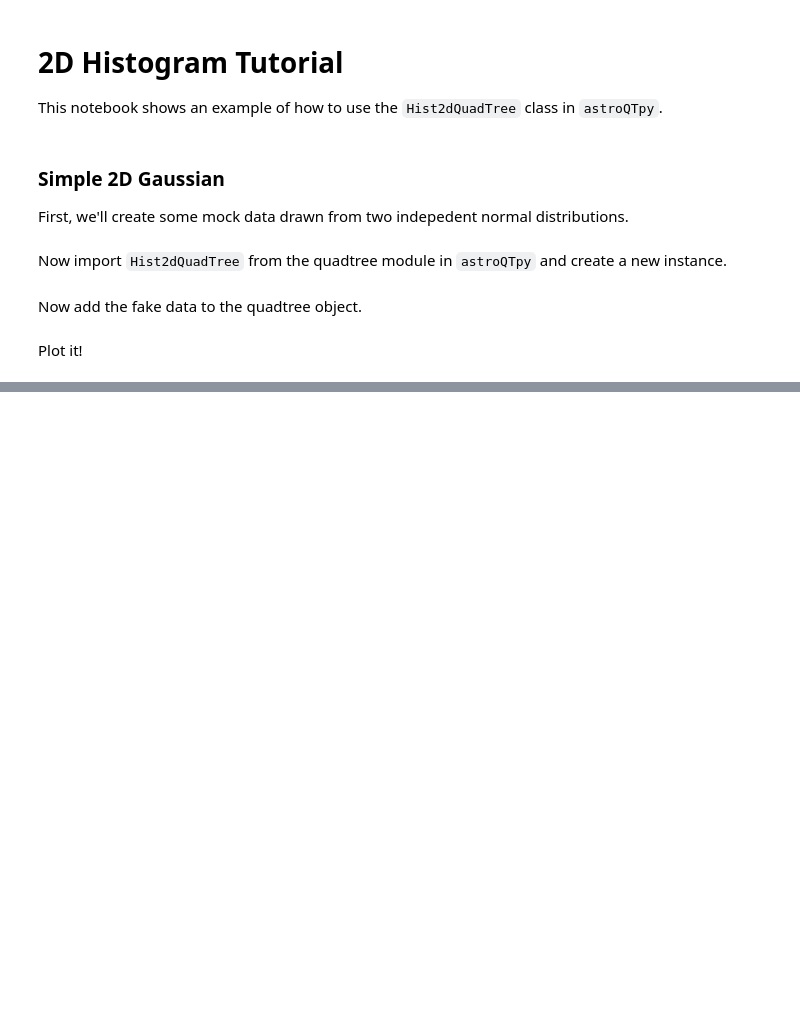
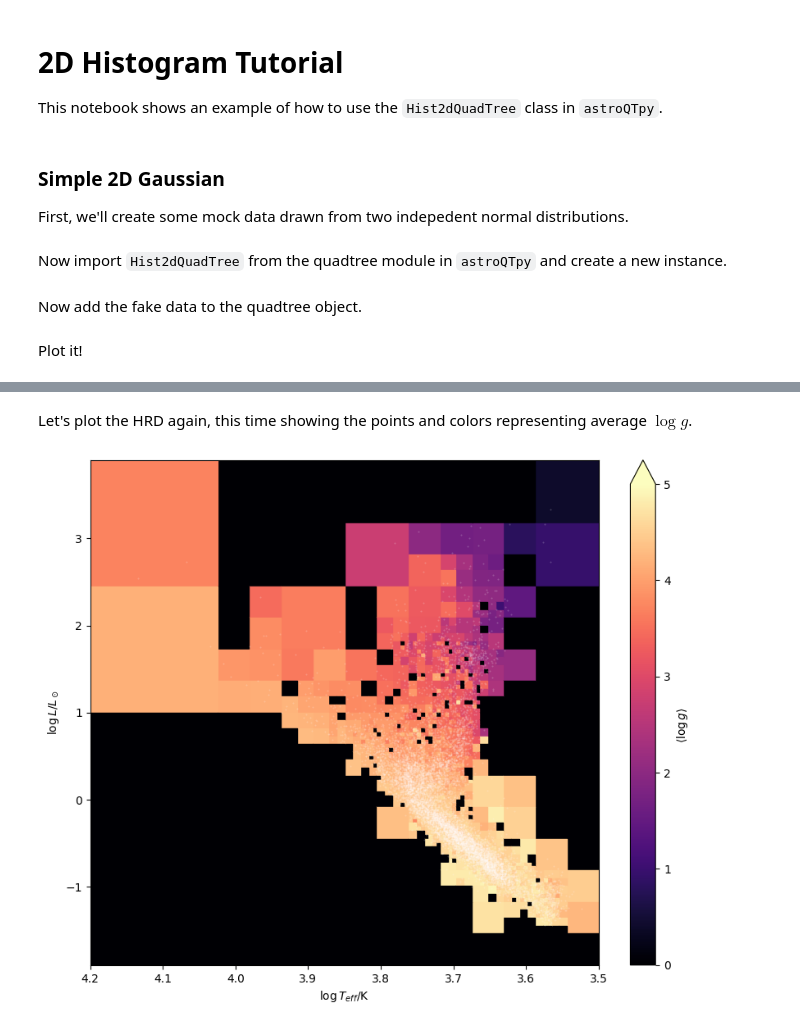
Before and after one commit to CalebHarada/astroQTpy, a Jupyter notebook: docs/tutorials/hist2d_tutorial.ipynb, the cells around one changed output, grey strips where cells are left out. Saved outputs shown, nothing was run; the diff lists cells and outputs as text; code cells hidden in the pictures; blank space fills up the shorter version.

```diff
--- a/docs/tutorials/hist2d_tutorial.ipynb
+++ b/docs/tutorials/hist2d_tutorial.ipynb
@@ -53,0 +159,30 @@ from astroquery.gaia import Gaia
+# %%
+hrd_2d_histogram = Hist2dQuadTree(
+    3.5, 4.2, -1.9, 3.9,
+    N_points=5,   # subdivide grid if node has more than this number of points...
+    max_depth=8,  # ...until the quadtree reaches this depth.
+    node_statistic='mean'
+)
+
+hrd_2d_histogram.add_data(gaia_results['log_teff'].value.data, gaia_results['log_lum'].value.data, gaia_results['log_g'].value.data)
+# %% [markdown]
+Let's plot the HRD again, this time showing the points and colors representing average $\log g$.
+# %%
+fig, ax = plt.subplots(figsize=(10,8))
+ax.set_xlim(3.5, 4.2)
+ax.set_ylim(-1.9, 3.9)
+
+# plot data
+ax.scatter(gaia_results['log_teff'], gaia_results['log_lum'], c='w', marker='.', s=1, alpha=0.2, zorder=99)
+
+# plot the quadtree
+hist2d = hrd_2d_histogram.draw_tree(ax, show_lines=False, cmap='magma', vmin=0, vmax=5)
+plt.colorbar(hist2d, ax=ax, label='$\langle \log g \\rangle$', extend='max')
+ax.set_xlabel('$\log T_{eff}$/K')
+ax.set_ylabel('$\log L / L_\odot$')
+
+ax.invert_xaxis()
+
+plt.show()
+# %% [output]
+[figure, added]
```
Also changed, not shown: parts of 16 cells of this notebook, 1 other file.
